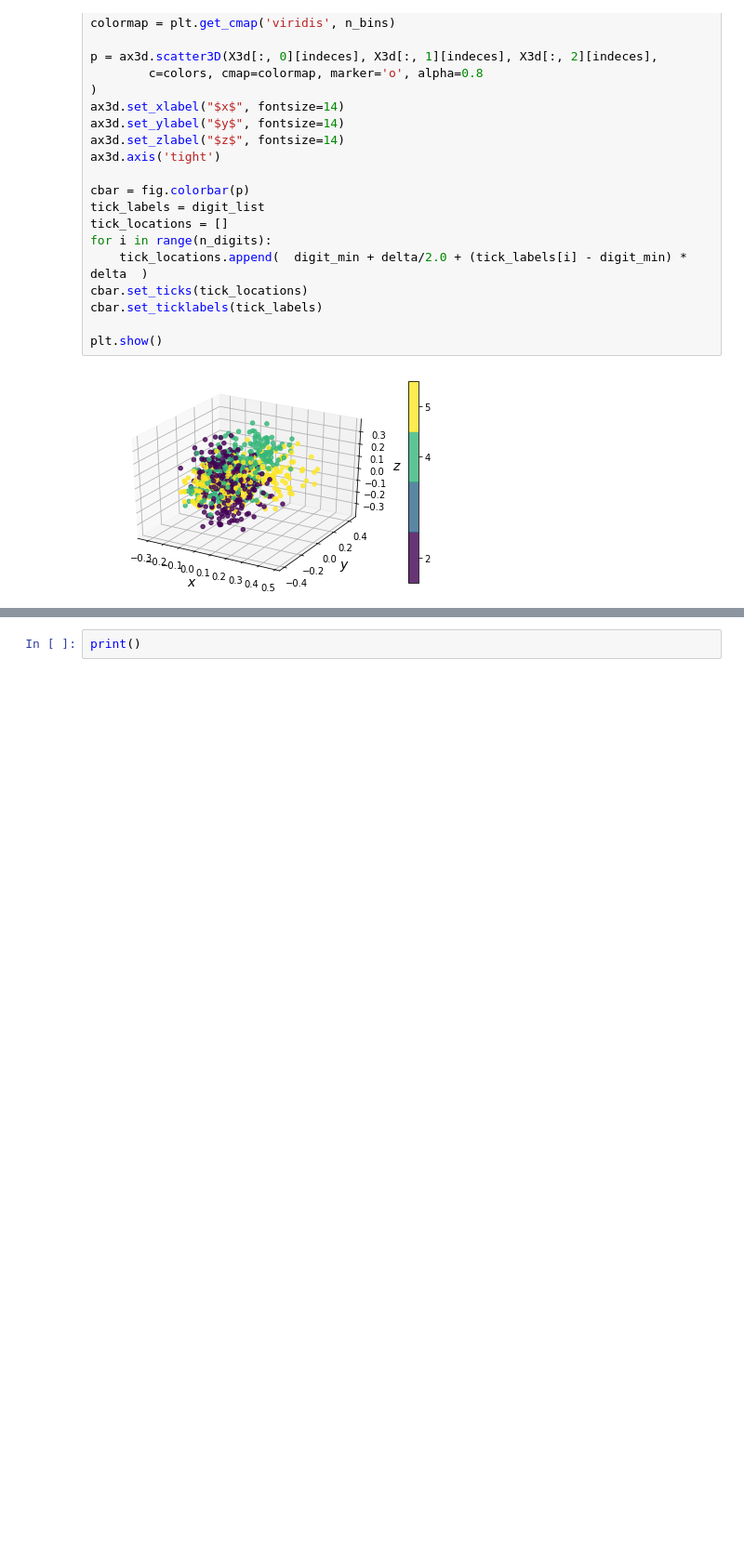
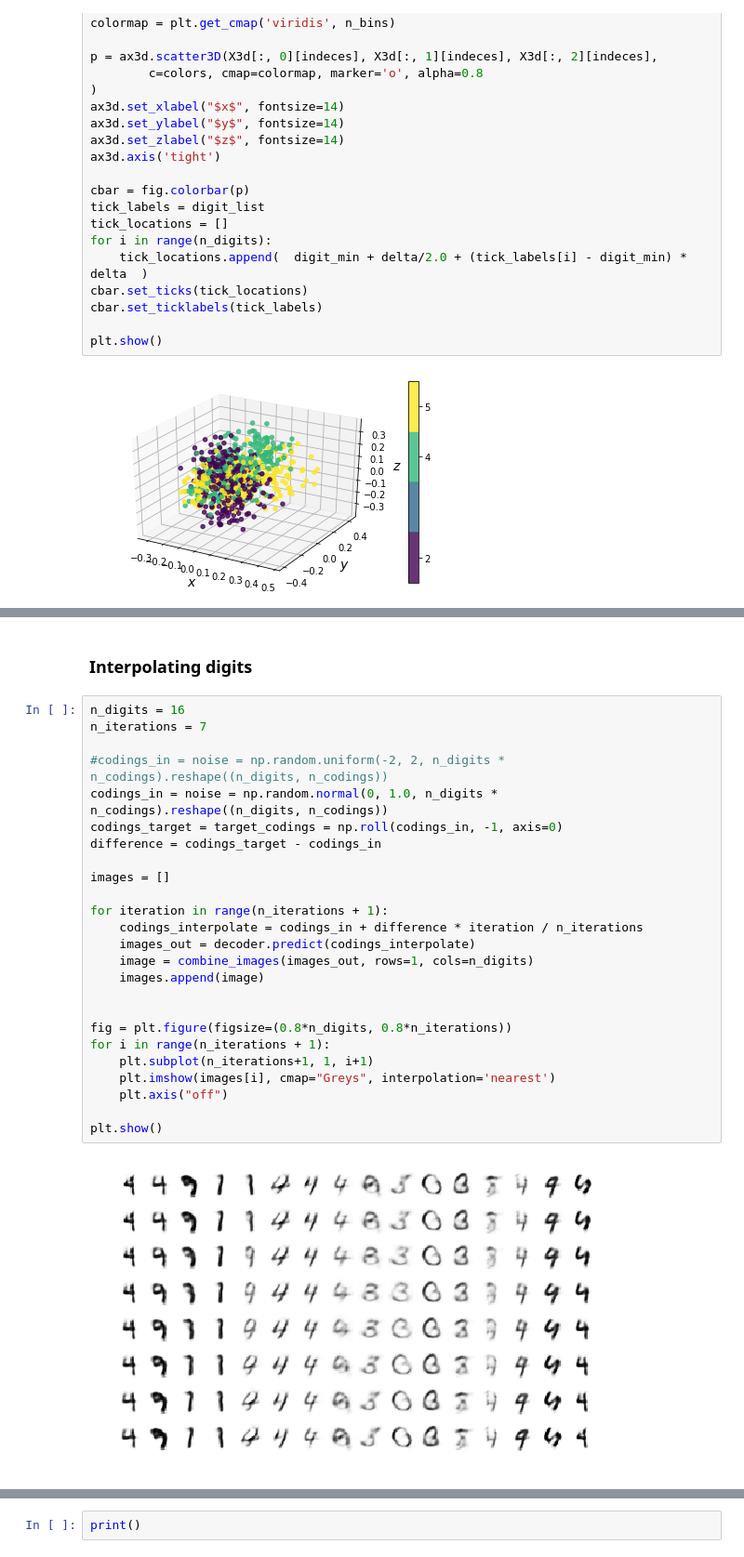
Before and after one commit to mathybit/ml-tutorials, a Jupyter notebook: autoencoders.ipynb, the cells around one changed output, grey strips where cells are left out. Shown at 93% size. Saved outputs shown, nothing was run; the diff lists cells and outputs as text; blank space fills up the shorter version.

```diff
--- a/autoencoders.ipynb
+++ b/autoencoders.ipynb
@@ -1603,0 +2000,29 @@ plt.show()
+# %% [markdown]
+### Interpolating digits
+# %%
+n_digits = 16
+n_iterations = 7
+
+#codings_in = noise = np.random.uniform(-2, 2, n_digits * n_codings).reshape((n_digits, n_codings))
+codings_in = noise = np.random.normal(0, 1.0, n_digits * n_codings).reshape((n_digits, n_codings))
+codings_target = target_codings = np.roll(codings_in, -1, axis=0)
+difference = codings_target - codings_in
+
+images = []
+
+for iteration in range(n_iterations + 1):
+    codings_interpolate = codings_in + difference * iteration / n_iterations
+    images_out = decoder.predict(codings_interpolate)
+    image = combine_images(images_out, rows=1, cols=n_digits)
+    images.append(image)
+
+
+fig = plt.figure(figsize=(0.8*n_digits, 0.8*n_iterations))
+for i in range(n_iterations + 1):
+    plt.subplot(n_iterations+1, 1, i+1)
+    plt.imshow(images[i], cmap="Greys", interpolation='nearest')
+    plt.axis("off")
+
+plt.show()
+# %% [output]
+[figure, added]
```
Also changed, not shown: parts of 53 cells of this notebook, 22 other files.
